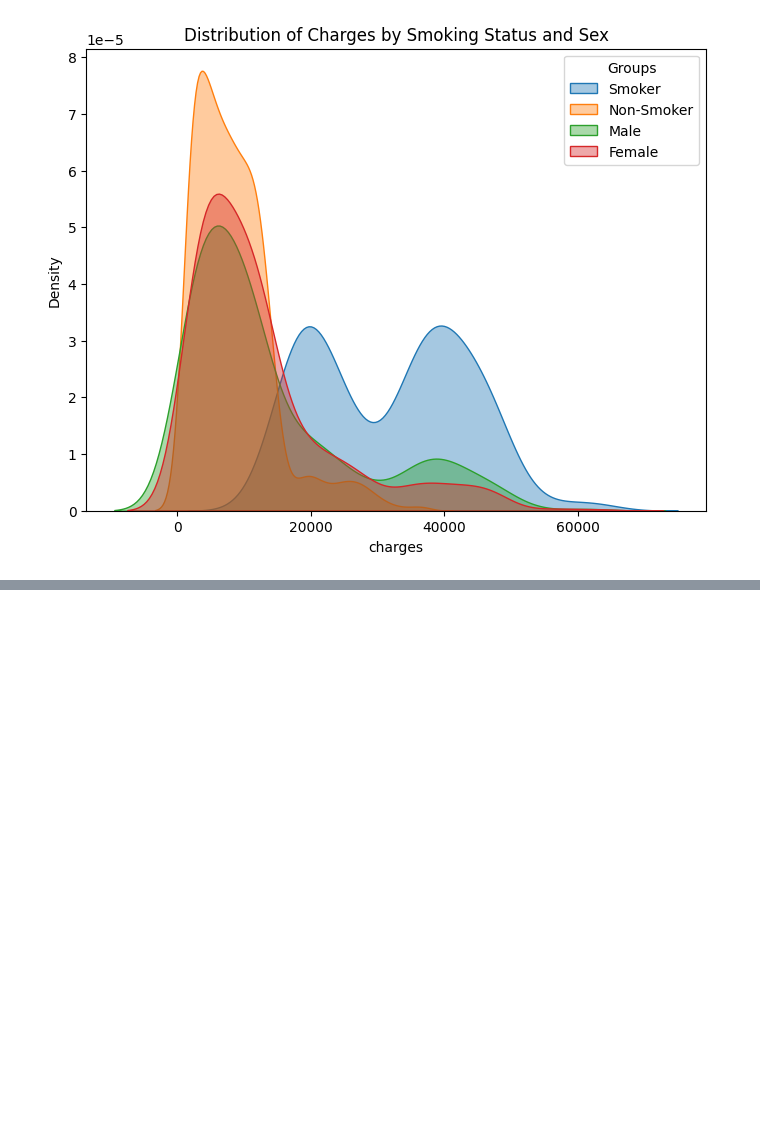
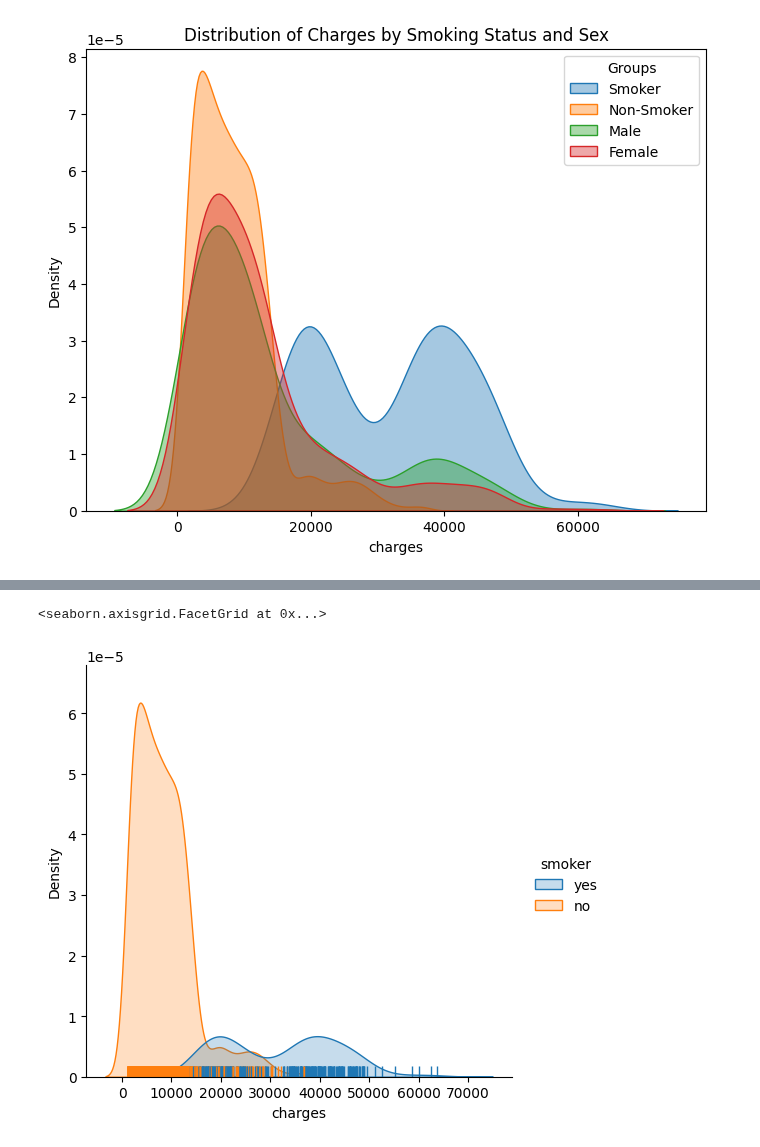
Before and after one commit to lewinskie254/eda, a Jupyter notebook: Categorical_to_Numeric.ipynb, the cells around one changed output, grey strips where cells are left out. Cells and saved outputs as stored; diff of their text form; code cells hidden in the pictures; blank space fills up the shorter version.

```diff
--- a/Categorical_to_Numeric.ipynb
+++ b/Categorical_to_Numeric.ipynb
@@ -144,0 +150,5 @@ plt.show()
+# %%
+sns.displot(data=df, x='charges', hue='smoker', kind='kde', fill=True, rug=True)
+# %% [output]
+<seaborn.axisgrid.FacetGrid at 0x...>
+[figure, added]
```
Also changed, not shown: parts of 4 cells of this notebook.
